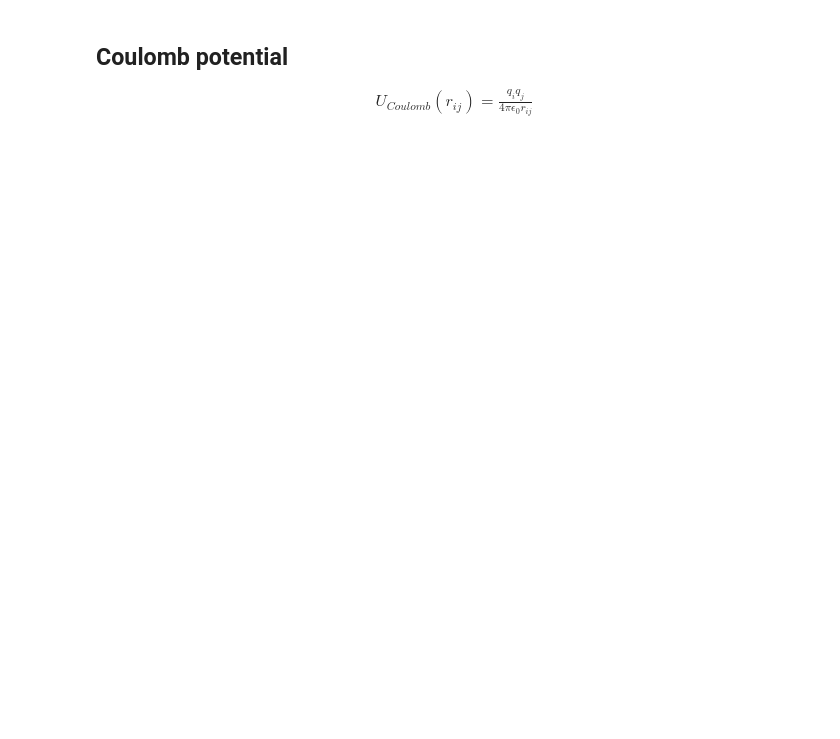
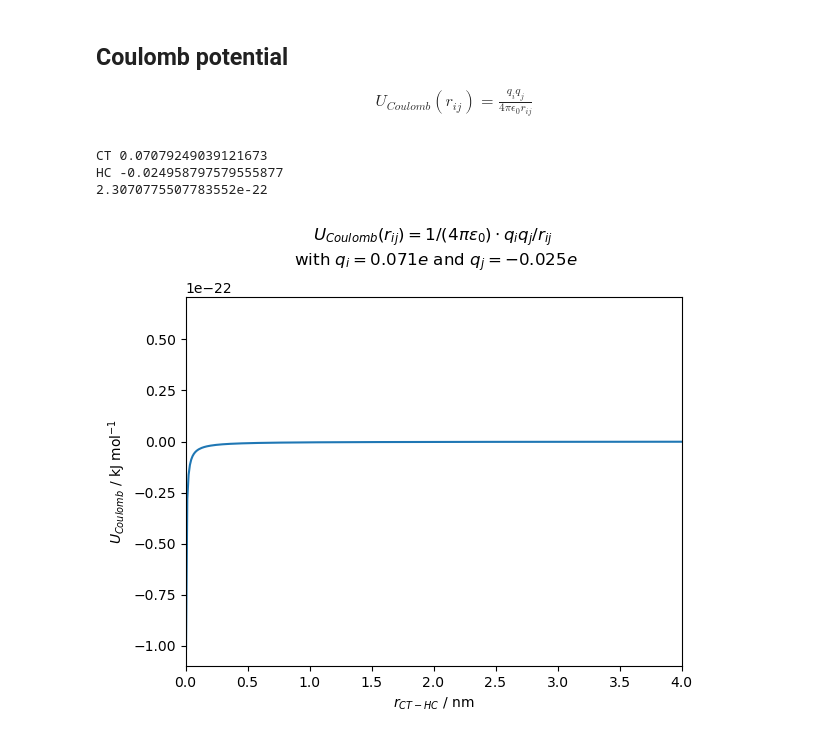
Before and after one commit to leonardo-diciano/MD, a Jupyter notebook: potential_plots/calculate_potential.ipynb, the cells around one changed output. Saved outputs shown, nothing was run; the diff lists cells and outputs as text; code cells hidden in the pictures; blank space fills up the shorter version.

```diff
--- a/potential_plots/calculate_potential.ipynb
+++ b/potential_plots/calculate_potential.ipynb
@@ -436,32 +440,3 @@ print(nCH,nHH,nCC)
 45
 ['C-C', 'C-H', 'C-H', 'C-H', 'C-H', 'C-H', 'C-H', 'C-H', 'C-H', 'C-H', 'C-H', 'C-H', 'C-H', 'C-H', 'C-H', 'C-H', 'C-H', 'H-H', 'H-H', 'H-H', 'H-H', 'H-H', 'H-H', 'H-H', 'H-H', 'H-H', 'H-H', 'H-H', 'H- ...
 16 28 1
-# %%
-
-atom1=0
-atom2=1
-
-atom_nr_i=int(dic["[LJ]"][atom1][0])
-print(atom_nr_i)
-atom_type_i=dic["[AtomTypes]"][atom_nr_i-1][2]
-sigma_ii=float(dic["[LJ]"][atom_i][1])
-eps_ii=float(dic["[LJ]"][atom_i][2])
-
-atom_nr_j=int(dic["[LJ]"][atom_j][0])
-atom_type_j=dic["[AtomTypes]"][atom_nr_j-1][2]
-sigma_jj=float(dic["[LJ]"][atom_j][1])
-eps_jj=float(dic["[LJ]"][atom_j][2])
-
-#print(atom_nr_i, atom_type_i,sigma_ii,eps_ii)
-#print(atom_nr_j, atom_type_j,sigma_jj,eps_jj)
-
-#Lorentz-Berthelot mixing rules:
-eps_ij = np.sqrt(eps_ii*eps_jj)
-sigma_ij = 0.5*(sigma_ii+sigma_jj)
-
-
-bond_vector_ij = coords[atom1] - coords[atom2]
-
-r_ij=np.linspace(-0.5,5,1001) # in nm
-
-U_LJ = 4 * eps_ij * ((sigma_ij/r_ij)**12 - (sigma_ij/r_ij)**6)
@@ -512,4 +513,9 @@ def plot_U_Coulomb(dic,entrylines,printhere=False):
         plt.close()
     return
 # %%
-plot_U_Coulomb(dic,[1,6],printhere=False)
+plot_U_Coulomb(dic,[1,6],printhere=True)
+# %% [output]
+CT 0.07079249039121673
+HC -0.024958797579555877
+2.3070775507783552e-22
+[figure, added]
```
Also changed, not shown: parts of 3 cells of this notebook, 31 other files.
